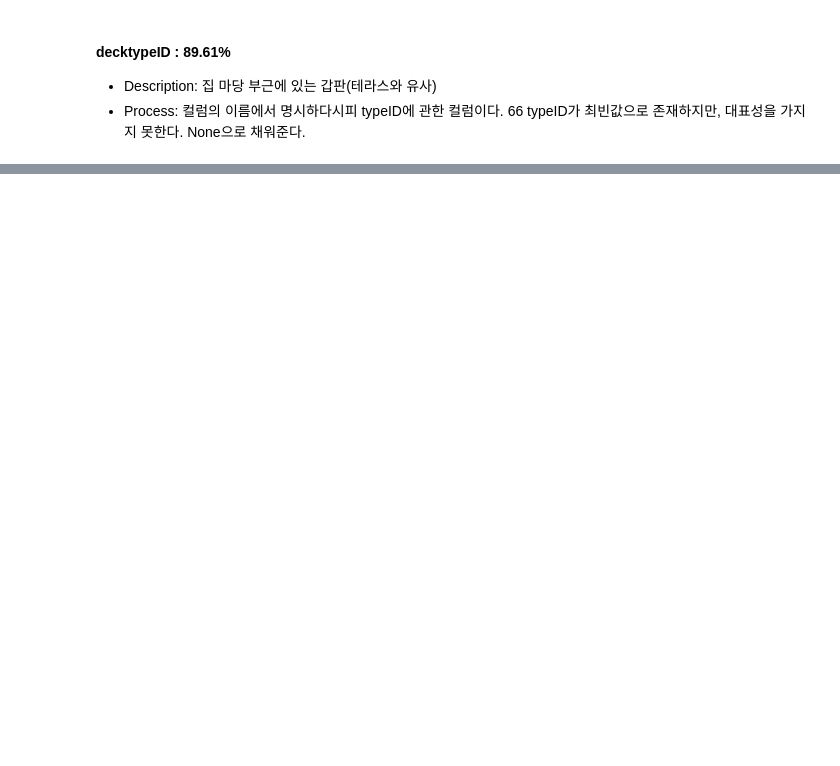
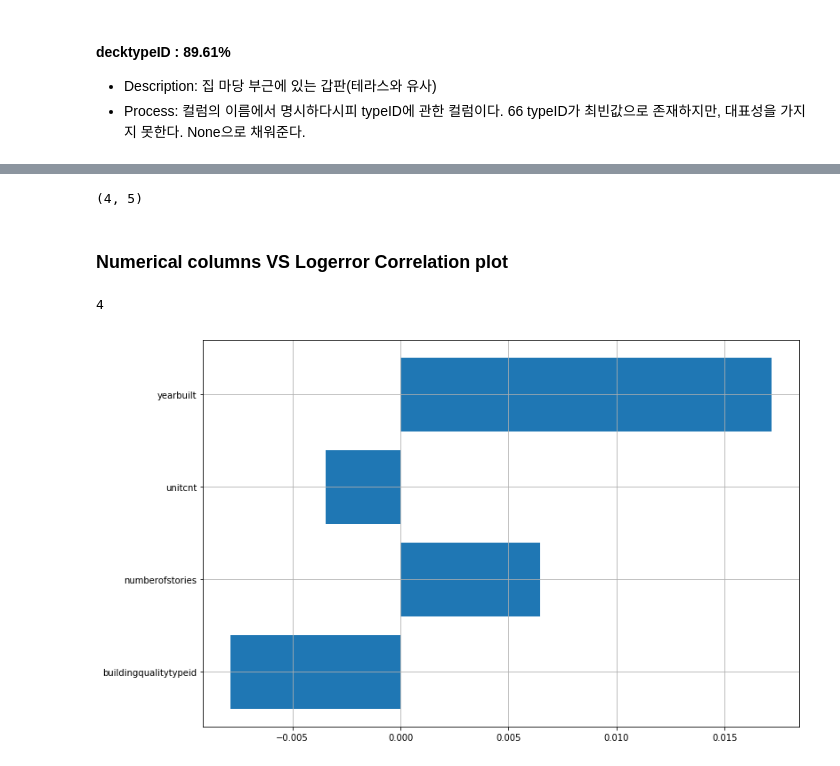
Before and after one commit to hskimim/data-analysis-tutorial, a Jupyter notebook: zillow_prize_estimation/Outer-feature.ipynb, the cells around one changed output, grey strips where cells are left out. Cells and saved outputs as stored; diff of their text form; code cells hidden in the pictures; blank space fills up the shorter version.

```diff
--- a/zillow_prize_estimation/Outer-feature.ipynb
+++ b/zillow_prize_estimation/Outer-feature.ipynb
@@ -520,3 +521,5 @@ len(train_df.buildingclasstypeid.value_counts())
+# %%
+train_df.buildingclasstypeid = train_df.buildingclasstypeid.astype('object')
 # %% [markdown]
 #### decktypeID : 89.61%
 - Description: 집 마당 부근에 있는 갑판(테라스와 유사)
@@ -546,0 +547,2 @@ len(train_df.decktypeid.value_counts())
+# %%
+train_df.decktypeid = train_df.decktypeid.astype('object')
@@ -546,0 +555,22 @@ len(train_df.decktypeid.value_counts())
+# %%
+numerical_features = [col for col in outer_feature_col if train_df[col].dtypes != 'object']
+categorical_features = [col for col in outer_feature_col if train_df[col].dtypes == 'object']
+len(numerical_features),len(categorical_features)
+# %% [output]
+(4, 5)
+# %% [markdown]
+### Numerical columns VS Logerror  Correlation plot
+# %%
+correl_val = []
+for col in numerical_features:
+    correl_val.append(np.corrcoef(train_df['logerror'],train_df[col])[0][1])
+len(correl_val)
+# %% [output]
+4
+# %%
+plt.figure(figsize=(12,8))
+plt.grid(True)
+plt.barh(numerical_features,correl_val)
+plt.show()
+# %% [output]
+[figure, added]
```
Also changed, not shown: parts of 17 cells of this notebook, 3 other files.
